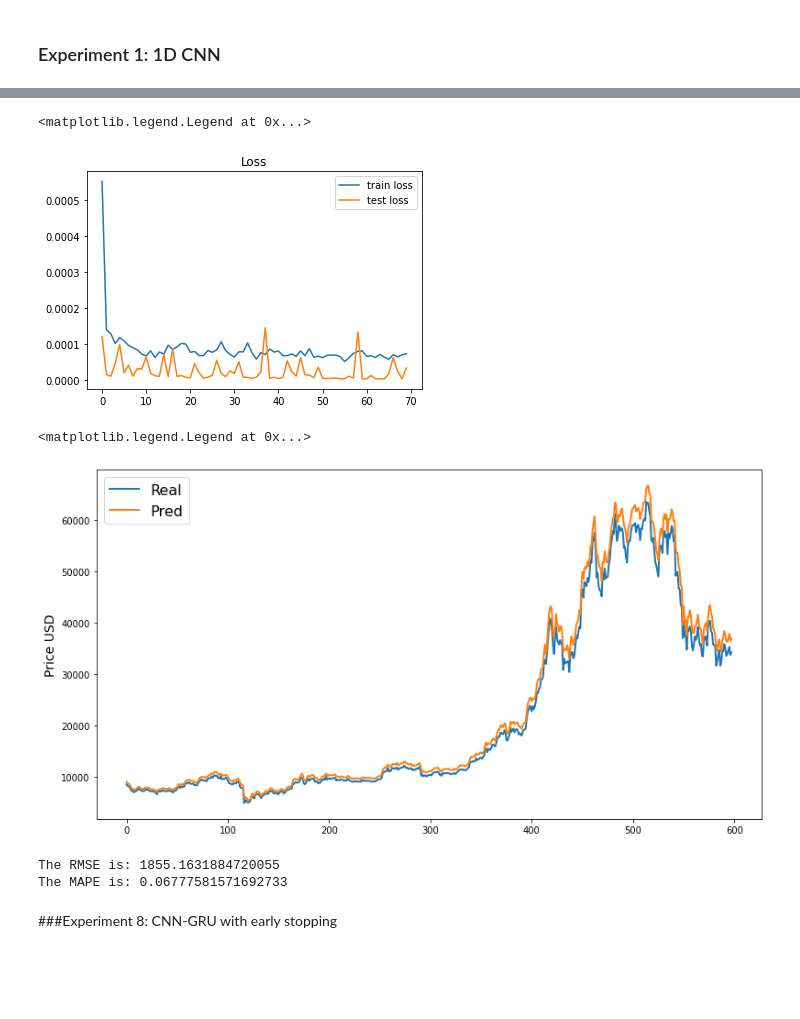
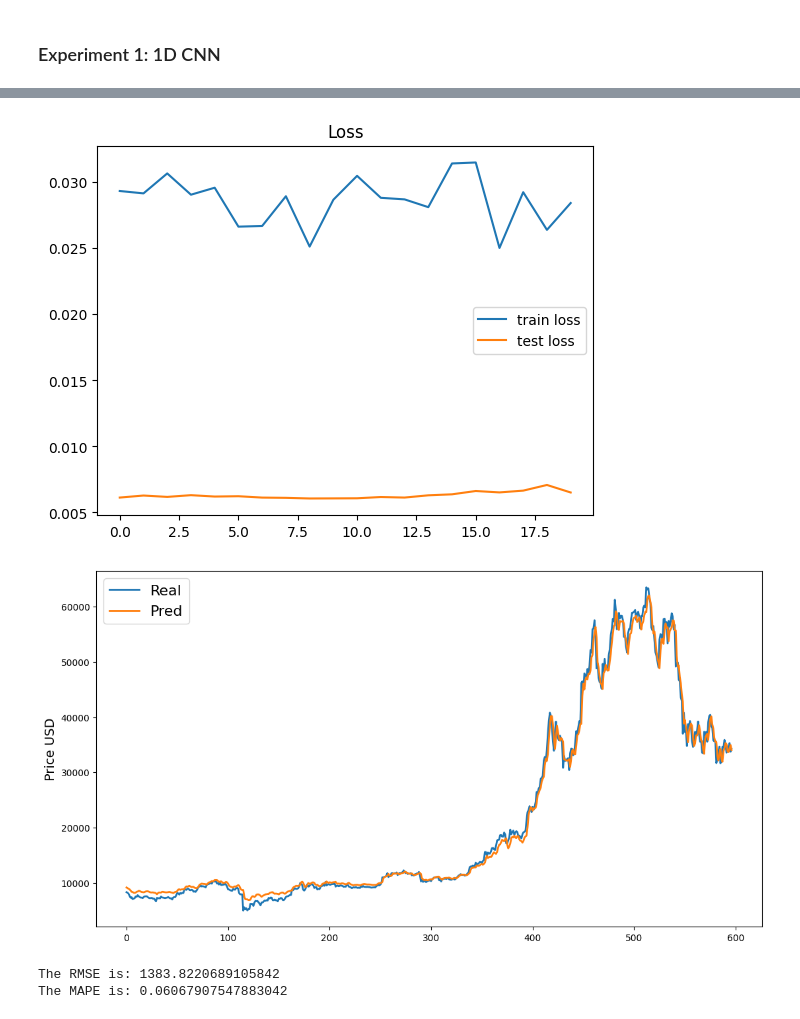
Before and after one commit to lucmoy95/Bitcoin-Price-Prediction-LSTM, a Jupyter notebook: Bitcoin-Price-Prediction.ipynb, the cells around one changed output, grey strips where cells are left out. Saved outputs shown, nothing was run; the diff lists cells and outputs as text; code cells hidden in the pictures; blank space fills up the shorter version.

```diff
--- a/Bitcoin-Price-Prediction.ipynb
+++ b/Bitcoin-Price-Prediction.ipynb
@@ -237,3 +298,6 @@ from sklearn.model_selection import GridSearchCV
+# %%
+#Defining kernel initializer to ensure reproducibility of the experiments
+initializer = tf.keras.initializers.GlorotUniform(seed=7)
 # %%
 #Defining a function to create a CNN model
 def create_cnn():
@@ -593,16 +673,16 @@ The MAPE is: 0.01705116617345264
 #Defining a function to create CNN-GRU model
 def create_cnn_gru(optimizer = "adam"):
   model = Sequential()
-  model.add(Conv1D(filters=64, kernel_size=1, activation= 'relu', input_shape=(x_train.shape[1], x_train.shape[2])))
+  model.add(Conv1D(filters=64, kernel_size=1, activation= 'relu', input_shape=(x_train.shape[1], x_train.shape[2]), kernel_initializer=initializer))
   #Hidden layers
-  model.add(Conv1D(filters=124, kernel_size=2, activation = 'relu', padding = 'same'))
+  model.add(Conv1D(filters=124, kernel_size=2, activation = 'relu', padding = 'same',kernel_initializer=initializer))
   model.add(MaxPooling1D(pool_size= 2))
-  model.add(GRU(units = 70, return_sequences= True))
+  model.add(GRU(units = 70, return_sequences= True, kernel_initializer=initializer))
   model.add(Dropout(0.2))
   model.add(Flatten())
-  model.add(Dense(units = 16))
+  model.add(Dense(units = 16, kernel_initializer=initializer))
   model.add(Dropout(0.2))
   #Output layer
-  model.add(Dense(units = 1))
+  model.add(Dense(units = 1, kernel_initializer=initializer))
   model.compile(optimizer = optimizer, loss = 'mse')
   return(model)
@@ -688,4 +942,4 @@ Best: -0.000058 using {'optimizer': 'Adam'}
 # %%
-#Creating CNN-GRU model
-cnn_gru = create_cnn_gru()
+# #Creating CNN-GRU model
+cnn_gru_opt = create_cnn_gru(optimizer="SGD")
 # %%
@@ -717,9 +966,7 @@ plot_model(cnn_gru, show_shapes= True)
 # %%
 #Set seed
-np.random.seed(100)
-
-keras.backend.clear_session()
+set_seed(7)
 
 #Fitting CNN-GRU model to train data
-cnn_gru_history = cnn_gru.fit(x_train, y_train, validation_split = 0.2, epochs = 70, batch_size = 60)
+cnn_gru_opt_history = cnn_gru_opt.fit(x_train, y_train, validation_split = 0.2, epochs = 20, batch_size = 32)
 # %% [output]
@@ -749,28 +998,26 @@ cnn_gru_predict = y_scaler.inverse_transform(cnn_gru_predict)
 # %%
 #Plotting train and test loss
 plt.title('Loss')
-plt.plot(cnn_gru_history.history['loss'], label='train loss')
-plt.plot(cnn_gru_history.history['val_loss'], label='test loss')
+plt.plot(cnn_gru_opt_history.history['loss'], label='train loss')
+plt.plot(cnn_gru_opt_history.history['val_loss'], label='test loss')
 plt.legend()
+plt.show()
 # %% [output]
-<matplotlib.legend.Legend at 0x...>
-[figure, old version]
+[figure, new version]
 # %%
 #Plotting predicted price using CNN-GRU and real price
 fig, ax = plt.subplots(1, figsize=(13, 7))
 ax.plot(real_price, label='Real', linewidth=2)
-ax.plot(cnn_gru_predict, label='Pred', linewidth=2)
+ax.plot(cnn_gru_opt_predict, label='Pred', linewidth=2)
 ax.set_ylabel('Price USD', fontsize=14)
 ax.set_title('', fontsize=16)
 ax.legend(loc='best', fontsize=16)
+plt.show()
 # %% [output]
-<matplotlib.legend.Legend at 0x...>
-[figure, old version]
+[figure, new version]
 # %%
 #Generating RMSE and MAPE
-generate_evaluation_metrics(real_price, cnn_gru_predict)
+generate_evaluation_metrics(real_price, cnn_gru_opt_predict)
 # %% [output]
-The RMSE is: 1855.1631884720055
-The MAPE is: 0.06777581571692733
+The RMSE is: 1383.8220689105842
+The MAPE is: 0.06067907547883042
-# %% [markdown]
-###Experiment 8: CNN-GRU with early stopping
```
Also changed, not shown: parts of 120 cells of this notebook, 1 other file.
